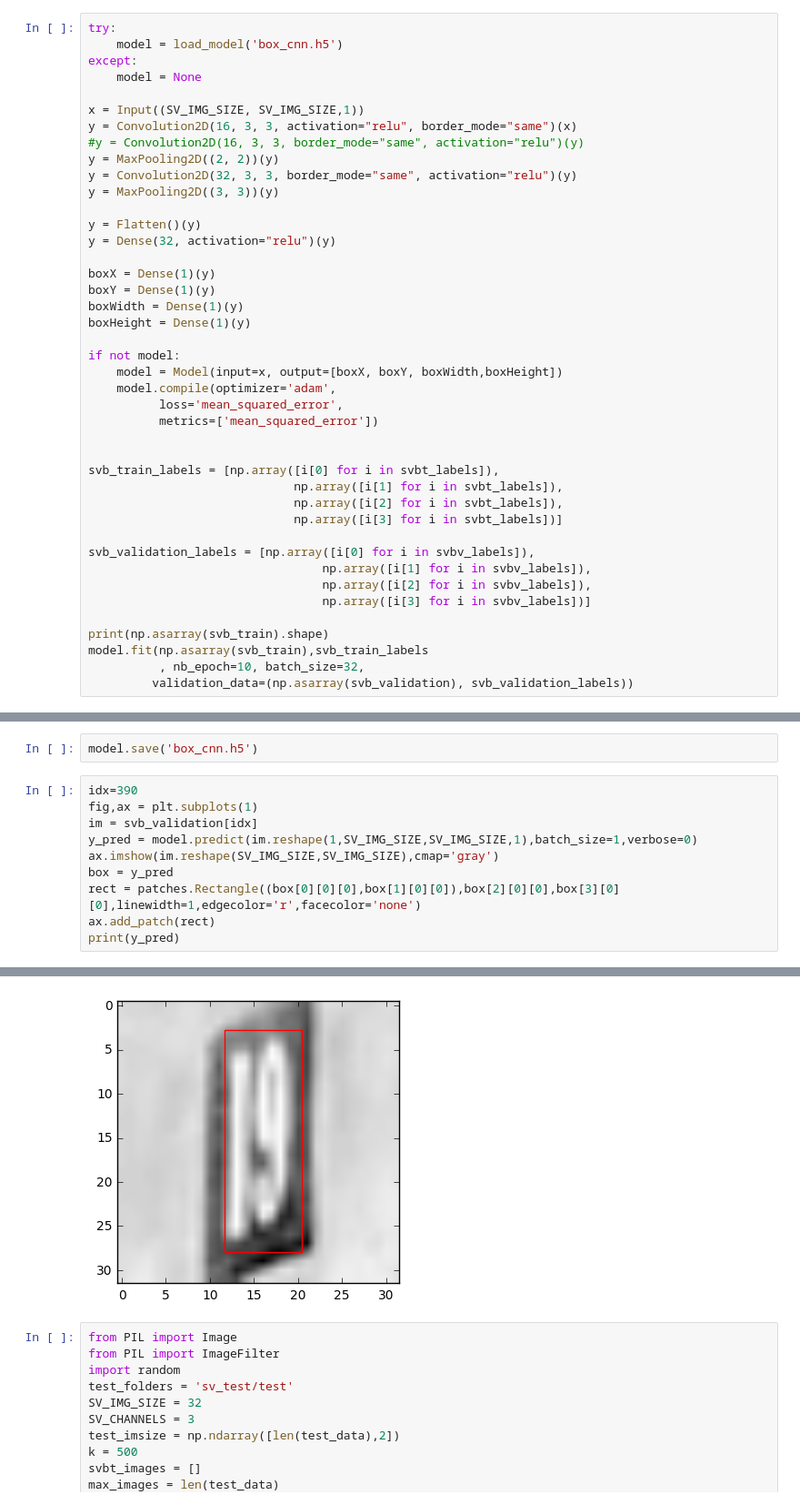
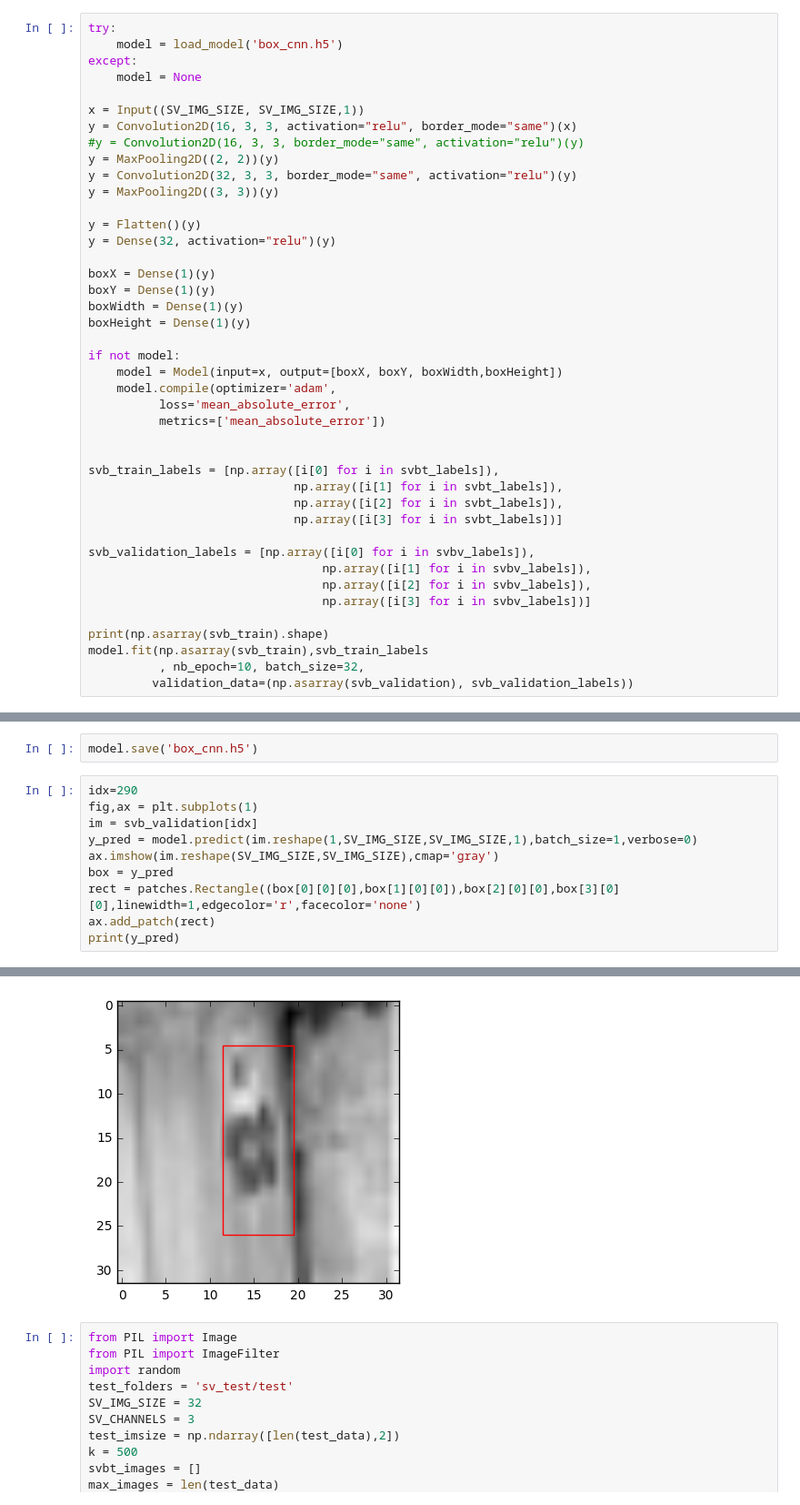
Before and after one commit to asindico/digitRecognition, a Jupyter notebook: digit_recognition.ipynb, the cells around one changed output, grey strips where cells are left out. Shown at 91% size. Cells and saved outputs as stored; diff of their text form.

```diff
--- a/digit_recognition.ipynb
+++ b/digit_recognition.ipynb
@@ -1036,8 +1038,8 @@ boxHeight = Dense(1)(y)
 if not model:
     model = Model(input=x, output=[boxX, boxY, boxWidth,boxHeight])
     model.compile(optimizer='adam',
-          loss='mean_squared_error',
-          metrics=['mean_squared_error'])
+          loss='mean_absolute_error',
+          metrics=['mean_absolute_error'])
 
 
 svb_train_labels = [np.array([i[0] for i in svbt_labels]),
@@ -1076,7 +1078,7 @@ Epoch 10/10
 # %%
 model.save('box_cnn.h5')
 # %%
-idx=390
+idx=290
 fig,ax = plt.subplots(1)
 im = svb_validation[idx]
 y_pred = model.predict(im.reshape(1,SV_IMG_SIZE,SV_IMG_SIZE,1),batch_size=1,verbose=0)
@@ -1090,4 +1092,4 @@ print(y_pred)
-[figure, old version]
+[figure, new version]
 # %%
 from PIL import Image
 from PIL import ImageFilter
```
Also changed, not shown: parts of 8 cells of this notebook.
